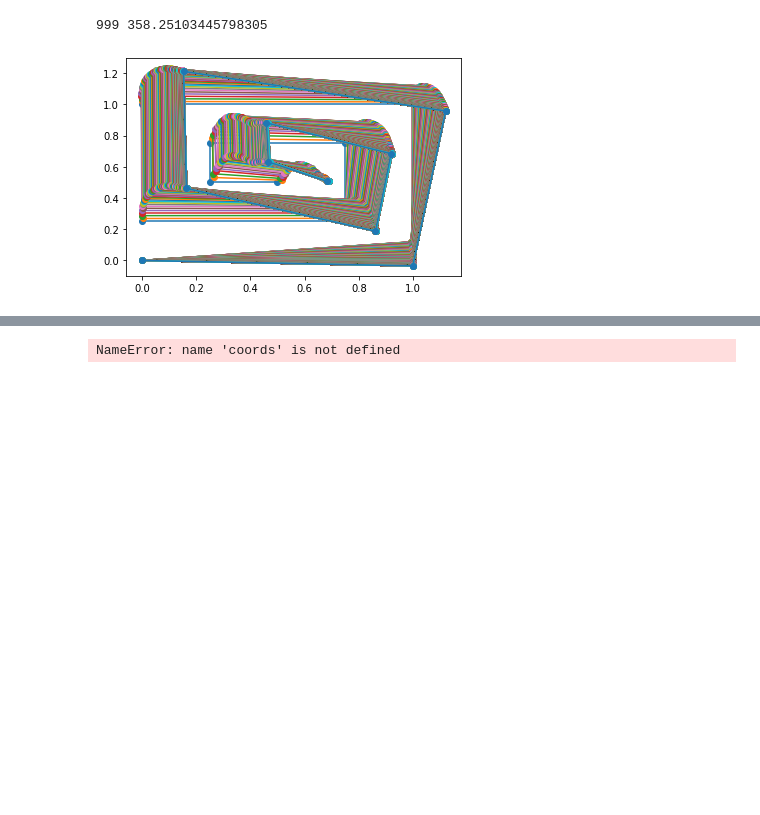
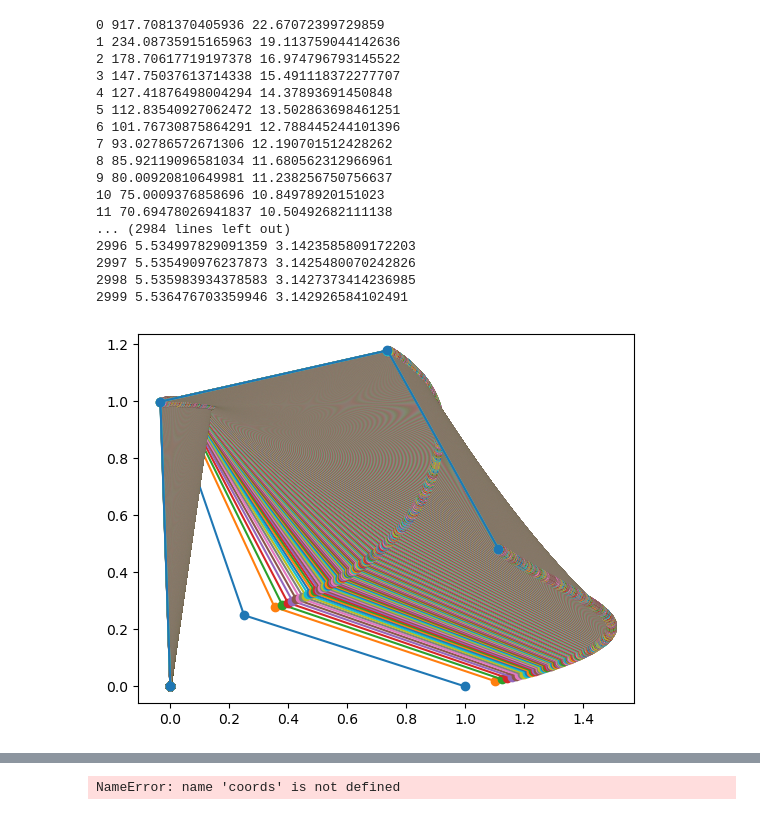
Before and after one commit to Baelyk/CarpentersRule, a Jupyter notebook: python/angle_configuration.ipynb, the cells around one changed output, grey strips where cells are left out. Cells and saved outputs as stored; diff of their text form; code cells hidden in the pictures; blank space fills up the shorter version.

Commit message:
angle conversion deugging, gradient fixed
added basic quadralateral for testing, changed step sizes

```diff
--- a/python/angle_configuration.ipynb
+++ b/python/angle_configuration.ipynb
@@ -35,10 +36,8 @@ def coords2angle(coords):
         edge = coords[ind+1] - coords[ind]
         length = np.linalg.norm(edge)
         lengths.append(length)
-        theta = np.arccos(edge[0]/length)
-        if edge[0] <= 0 and edge[1] < 0:
-            theta += np.pi
-        elif edge[0] > 0 and edge[1] < 0:
+        theta = np.arccos(edge[0] / length)
+        if edge[1] < 0:
             theta = 2 * np.pi - theta
         thetas.append(theta)
     return np.array(thetas), np.array(lengths)
@@ -48,8 +47,6 @@ import cmath
 def angle2coords(angles, lengths):
     coords = [[0,0]]
     for ind in range(len(angles)):
-        # Get the displacement of the new coord as a complex number
-        coord = lengths[ind] * np.exp(complex(0, angles[ind]))
         # Convert the complex number to a coord and offset it with the last coord
 #         coord = [coords[ind][0] + np.real(coord), coords[ind][1] + np.imag(coord)]
         coord = [coords[ind][0] + lengths[ind] * np.cos(angles[ind]),
@@ -60,12 +57,10 @@ def angle2coords(angles, lengths):
 # coords.size()
 # %%
 def gradient_term(wx, wy, vx, vy, ux, uy):
-    g = np.array([[(-(-ux + wx)/sqrt((ux - wx)**2 + (uy - wy)**2) - (-vx + wx)/sqrt((vx - wx)**2 + (vy - wy)**2))/(-sqrt((ux - vx)**2 + (uy - vy)**2) + sqrt((ux - wx)**2 + (uy - wy)**2) + sqrt((vx - wx)**2 + (vy - wy)**2))**2,
-             (-(-uy + wy)/sqrt((ux - wx)**2 + (uy - wy)**2) - (-vy + wy)/sqrt((vx - wx)**2 + (vy - wy)**2))/(-sqrt((ux - vx)**2 + (uy - vy)**2) + sqrt((ux - wx)**2 + (uy - wy)**2) + sqrt((vx - wx)**2 + (vy - wy)**2))**2],
-             [((-ux + vx)/sqrt((ux - vx)**2 + (uy - vy)**2) - (vx - wx)/sqrt((vx - wx)**2 + (vy - wy)**2))/(-sqrt((ux - vx)**2 + (uy - vy)**2) + sqrt((ux - wx)**2 + (uy - wy)**2) + sqrt((vx - wx)**2 + (vy - wy)**2))**2,
-             ((-uy + vy)/sqrt((ux - vx)**2 + (uy - vy)**2) - (vy - wy)/sqrt((vx - wx)**2 + (vy - wy)**2))/(-sqrt((ux - vx)**2 + (uy - vy)**2) + sqrt((ux - wx)**2 + (uy - wy)**2) + sqrt((vx - wx)**2 + (vy - wy)**2))**2],
-             [((ux - vx)/sqrt((ux - vx)**2 + (uy - vy)**2) - (ux - wx)/sqrt((ux - wx)**2 + (uy - wy)**2))/(-sqrt((ux - vx)**2 + (uy - vy)**2) + sqrt((ux - wx)**2 + (uy - wy)**2) + sqrt((vx - wx)**2 + (vy - wy)**2))**2,
-             ((uy - vy)/sqrt((ux - vx)**2 + (uy - vy)**2) - (uy - wy)/sqrt((ux - wx)**2 + (uy - wy)**2))/(-sqrt((ux - vx)**2 + (uy - vy)**2) + sqrt((ux - wx)**2 + (uy - wy)**2) + sqrt((vx - wx)**2 + (vy - wy)**2))**2]])
+    g = np.array([[(-2*(-ux + wx)/sqrt((ux - wx)**2 + (uy - wy)**2) - 2*(-vx + wx)/sqrt((vx - wx)**2 + (vy - wy)**2))/(-sqrt((ux - vx)**2 + (uy - vy)**2) + sqrt((ux - wx)**2 + (uy - wy)**2) + sqrt((vx - wx)**2 + (vy - wy)**2))**3, (-2*(-uy + wy)/sqrt((ux - wx)**2 + (uy - wy)**2) - 2*(-vy + wy)/sqrt((vx - wx)**2 + (vy - wy)**2))/(-sqrt((ux - vx)**2 + (uy - vy)**2) + sqrt((ux - wx)**2 + (uy - wy)**2) + sqrt((vx - wx)**2 + (vy - wy)**2))**3],
+[(2*(-ux + vx)/sqrt((ux - vx)**2 + (uy - vy)**2) - 2*(vx - wx)/sqrt((vx - wx)**2 + (vy - wy)**2))/(-sqrt((ux - vx)**2 + (uy - vy)**2) + sqrt((ux - wx)**2 + (uy - wy)**2) + sqrt((vx - wx)**2 + (vy - wy)**2))**3, (2*(-uy + vy)/sqrt((ux - vx)**2 + (uy - vy)**2) - 2*(vy - wy)/sqrt((vx - wx)**2 + (vy - wy)**2))/(-sqrt((ux - vx)**2 + (uy - vy)**2) + sqrt((ux - wx)**2 + (uy - wy)**2) + sqrt((vx - wx)**2 + (vy - wy)**2))**3],
+[(2*(ux - vx)/sqrt((ux - vx)**2 + (uy - vy)**2) - 2*(ux - wx)/sqrt((ux - wx)**2 + (uy - wy)**2))/(-sqrt((ux - vx)**2 + (uy - vy)**2) + sqrt((ux - wx)**2 + (uy - wy)**2) + sqrt((vx - wx)**2 + (vy - wy)**2))**3, (2*(uy - vy)/sqrt((ux - vx)**2 + (uy - vy)**2) - 2*(uy - wy)/sqrt((ux - wx)**2 + (uy - wy)**2))/(-sqrt((ux - vx)**2 + (uy - vy)**2) + sqrt((ux - wx)**2 + (uy - wy)**2) + sqrt((vx - wx)**2 + (vy - wy)**2))**3
+]])
     return g
 # %%
 # computes `ENERGY` of a configuration and returns the gradient as well :)
@@ -94,41 +89,64 @@ def energy(coords):
 # %%
 def gradient_descent(coords, stepsize = 0.01):
     e, gradient = energy(coords)
-    new_coords = coords - stepsize * gradient
+    new_coords = coords - stepsize * gradient # / np.linalg.norm(gradient)
     return new_coords, gradient
 
-
-coords = np.array([[0.  , 0.  ],
-       [1.  , 0.  ],
-       [1.  , 1.  ],
-       [0.  , 1.  ],
-       [0.  , 0.25],
-       [0.75, 0.25],
-       [0.75, 0.75],
-       [0.25, 0.75],
-       [0.25, 0.5 ],
-       [0.5 , 0.5 ]])
+coords = np.array([[0,0],[0,1],[1/4,1/4],[1,0]])
+# coords = np.array([[0.  , 0.  ],
+#        [1.  , 0.  ],
+#        [1.  , 1.  ],
+#        [0.  , 1.  ],
+#        [0.  , 0.25],
+#        [0.75, 0.25],
+#        [0.75, 0.75],
+#        [0.25, 0.75],
+#        [0.25, 0.5 ],
+#        [0.5 , 0.5 ]])
 
 correct_lens = [np.linalg.norm(coords[i]-coords[i-1]) for i in range(1, len(coords))]
 
 plt.plot([i[0] for i in coords[:]],[i[1] for i in coords[:]], '-o')
 
 i = 0
-while i<1000:
+e = 999999
+while i<3000:
     tolerance = 0.01
 #     print(i)
-    coords, gradient = gradient_descent(coords, stepsize=0.0005)
+    coords, gradient = gradient_descent(coords, stepsize=0.0001)
+    if i>5 and energy(coords)[0] - e > 0.1:
+        print('e increased!')
+        break
+    else:
+        e = energy(coords)[0]
     angs, lens = coords2angle(coords)
     coords = angle2coords(angs, correct_lens)
-#     if i % 1 == 0:
-    print(f"\r{i} {np.linalg.norm(gradient)}", end="")
+#     if i % 100 == 0:
     plt.plot([i[0] for i in coords[:]],[i[1] for i in coords[:]], '-o')
+    print(f"{i} {np.linalg.norm(gradient)}", end=" ")
+    print(energy(coords)[0])
     i += 1
     if np.linalg.norm(gradient) < tolerance:
         break
 # %% [output]
-999 358.25103445798305
+0 917.7081370405936 22.67072399729859
+1 234.08735915165963 19.113759044142636
+2 178.70617719197378 16.974796793145522
+3 147.75037613714338 15.491118372277707
+4 127.41876498004294 14.37893691450848
+5 112.83540927062472 13.502863698461251
+6 101.76730875864291 12.788445244101396
+7 93.02786572671306 12.190701512428262
+8 85.92119096581034 11.680562312966961
+9 80.00920810649981 11.238256750756637
+10 75.0009376858696 10.84978920151023
+11 70.69478026941837 10.50492682111138
+... (2984 lines left out)
+2996 5.534997829091359 3.1423585809172203
+2997 5.535490976237873 3.1425480070242826
+2998 5.535983934378583 3.1427373414236985
+2999 5.536476703359946 3.142926584102491
-[figure, old version]
+[figure, new version]
 # %%
 plt.plot([i[0] for i in coords[:]],[i[1] for i in coords[:]], '-o')
 # %% [output]
```
Also changed, not shown: parts of 8 cells of this notebook.
